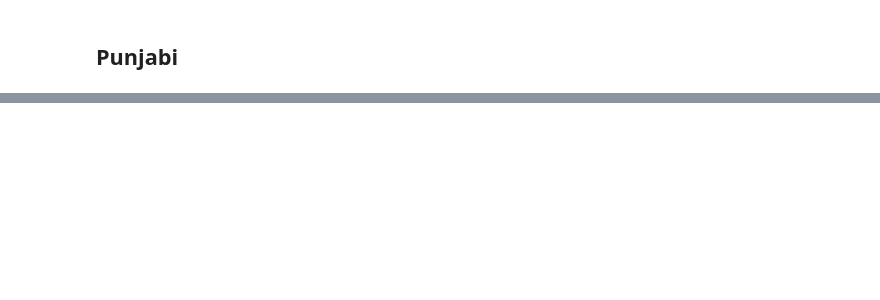
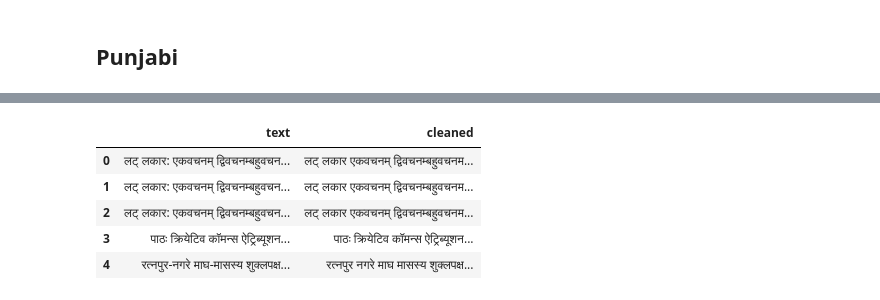
Before and after one commit to pranavagrawal321/Language-Identification, a Jupyter notebook: preprocessing.ipynb, the cells around one changed output, grey strips where cells are left out. Saved outputs shown, nothing was run; the diff lists cells and outputs as text; code cells hidden in the pictures; blank space fills up the shorter version.

```diff
--- a/preprocessing.ipynb
+++ b/preprocessing.ipynb
@@ -1456,0 +1680,5 @@ data.to_csv('final/Punjabi.csv')
+# %%
+with open('datasets/Sanskrit/Sanskrit.txt') as f:
+    lines = f.readlines()
+# %%
+data = pd.DataFrame(lines, columns=['text'])
@@ -1456,0 +1694,29 @@ data.to_csv('final/Punjabi.csv')
+# %%
+def extract_sanskrit_text(text):
+    # Regular expression pattern to match Sanskrit characters and newline
+    sanskrit_pattern = re.compile(r'[\u0900-\u097F\s\n]+')
+
+    # Find all matches of Sanskrit text in the input text
+    sanskrit_matches = sanskrit_pattern.findall(str(text))
+
+    # Filter out empty strings, whitespace characters, and newline characters
+    sanskrit_matches = [match.strip() for match in sanskrit_matches if match.strip() != '\n']
+
+    # Join the matches to form the extracted Sanskrit text
+    sanskrit_text = ' '.join(sanskrit_matches)
+
+    # Remove extra spaces
+    sanskrit_text = ' '.join(sanskrit_text.split())
+
+    return sanskrit_text
+# %%
+data['cleaned'] = data['text'].apply(extract_sanskrit_text)
+# %%
+data.head()
+# %% [output]
+|  | text | cleaned |
+| 0 | लट् लकार: एकवचनम् द्विवचनम्बहुवचन... | लट् लकार एकवचनम् द्विवचनम्बहुवचनम... |
+| 1 | लट् लकार: एकवचनम् द्विवचनम्बहुवचन... | लट् लकार एकवचनम् द्विवचनम्बहुवचनम... |
+| 2 | लट् लकार: एकवचनम् द्विवचनम्बहुवचन... | लट् लकार एकवचनम् द्विवचनम्बहुवचनम... |
+| 3 | पाठः क्रियेटिव कॉमन्स ऐट्रिब्यूशन... | पाठः क्रियेटिव कॉमन्स ऐट्रिब्यूशन... |
+| 4 | रत्नपुर-नगरे माघ-मासस्य शुक्लपक्ष... | रत्नपुर नगरे माघ मासस्य शुक्लपक्ष... |
```
Also changed, not shown: parts of 65 cells of this notebook.
